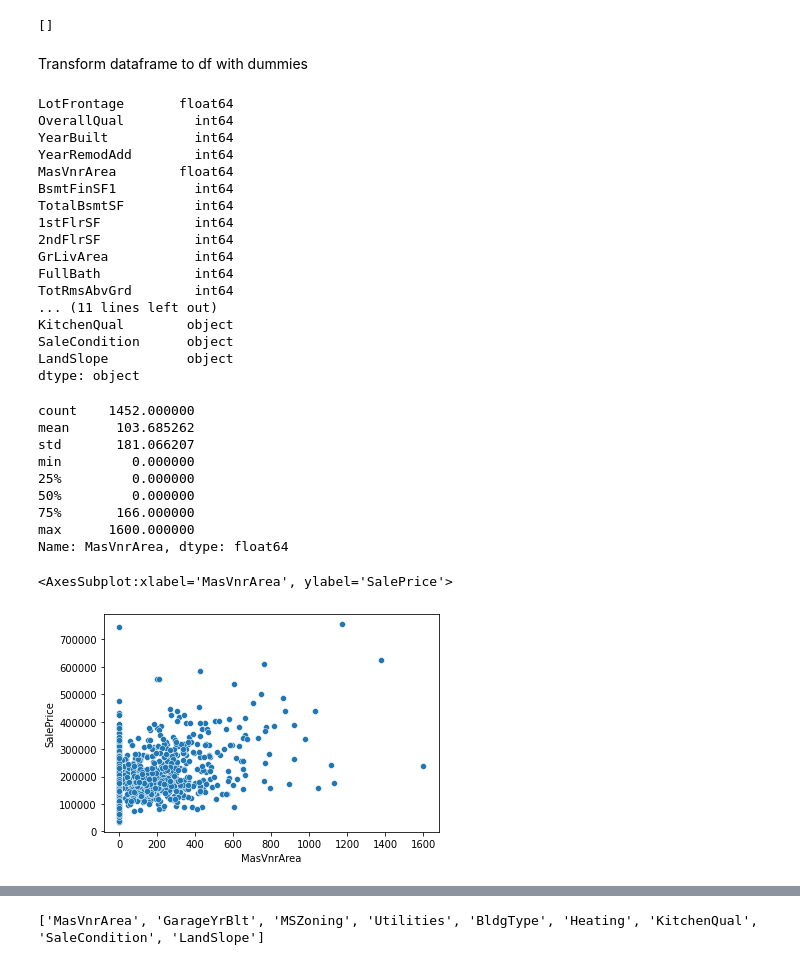
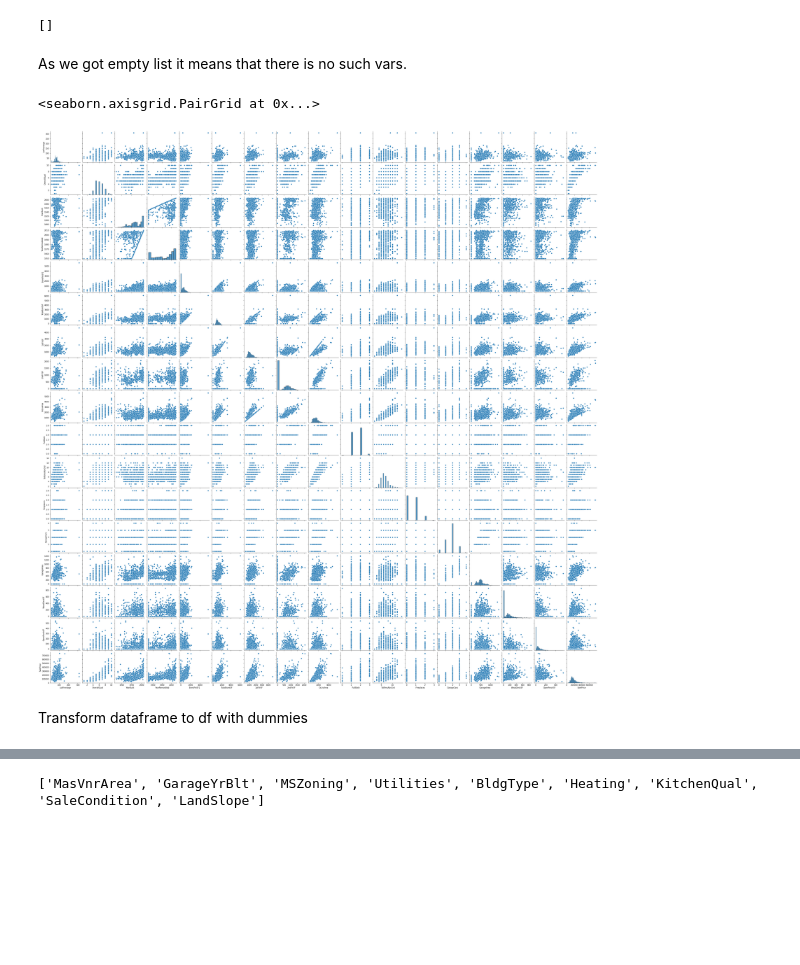
Before and after one commit to myredex/kaggle_house_price_prediction, a Jupyter notebook: kaggle-house-prices-basics.ipynb, the cells around one changed output, grey strips where cells are left out. Drawn from its saved outputs; the diff is of its cells as text; code cells hidden in the pictures; blank space fills up the shorter version.

```diff
--- a/kaggle-house-prices-basics.ipynb
+++ b/kaggle-house-prices-basics.ipynb
@@ -780,6 +856,14 @@ def get_vars_list_with_strong_correlation(dataframe):
 get_vars_list_with_strong_correlation(train_df)
 # %% [output]
 []
+# %% [markdown]
+As we got empty list it means that there is no such vars.
+# %%
+# Plot the charts
+sns.pairplot(train_df[important_cols])
+# %% [output]
+<seaborn.axisgrid.PairGrid at 0x...>
+[figure, added]
 # %% [markdown]
 Transform dataframe to df with dummies
 # %%
@@ -816,40 +900,3 @@ def get_dataframe_with_dummy_vars(df, list_of_columns):
         df.drop(column, axis = 1, inplace=True)
 
     return(df)
-# %%
-train_df.dtypes
-# %% [output]
-LotFrontage       float64
-OverallQual         int64
-YearBuilt           int64
-YearRemodAdd        int64
-MasVnrArea        float64
-BsmtFinSF1          int64
-TotalBsmtSF         int64
-1stFlrSF            int64
-2ndFlrSF            int64
-GrLivArea           int64
-FullBath            int64
-TotRmsAbvGrd        int64
-... (11 lines left out)
-KitchenQual        object
-SaleCondition      object
-LandSlope          object
-dtype: object
-# %%
-train_df["MasVnrArea"].describe()
-# %% [output]
-count    1452.000000
-mean      103.685262
-std       181.066207
-min         0.000000
-25%         0.000000
-50%         0.000000
-75%       166.000000
-max      1600.000000
-Name: MasVnrArea, dtype: float64
-# %%
-sns.scatterplot(x=train_df["MasVnrArea"], y=train_df["SalePrice"], data=train_df)
-# %% [output]
-<AxesSubplot:xlabel='MasVnrArea', ylabel='SalePrice'>
-[figure, removed]
```
Also changed, not shown: parts of 45 cells of this notebook.
